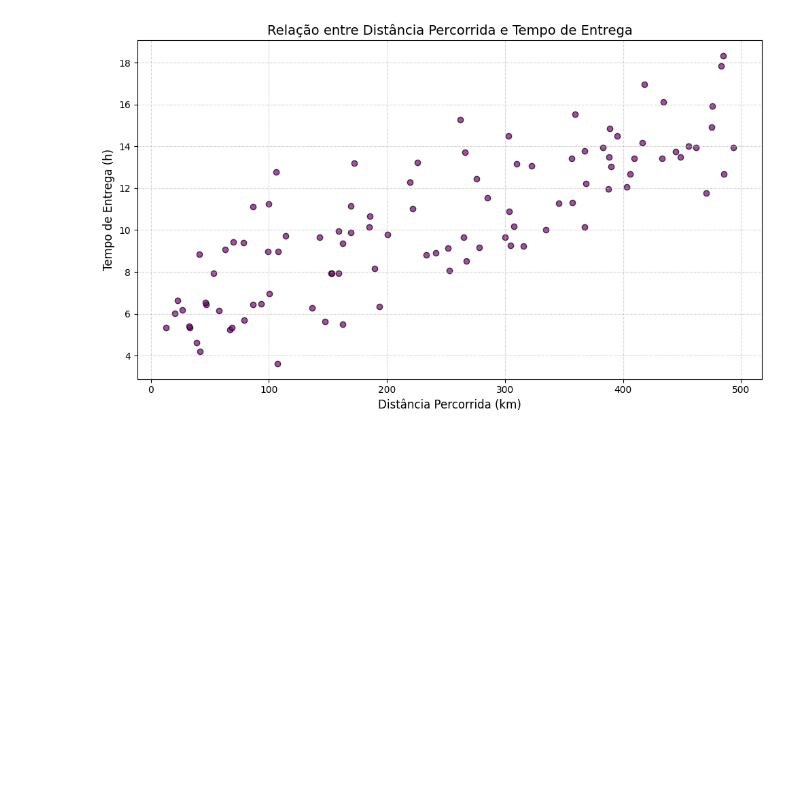
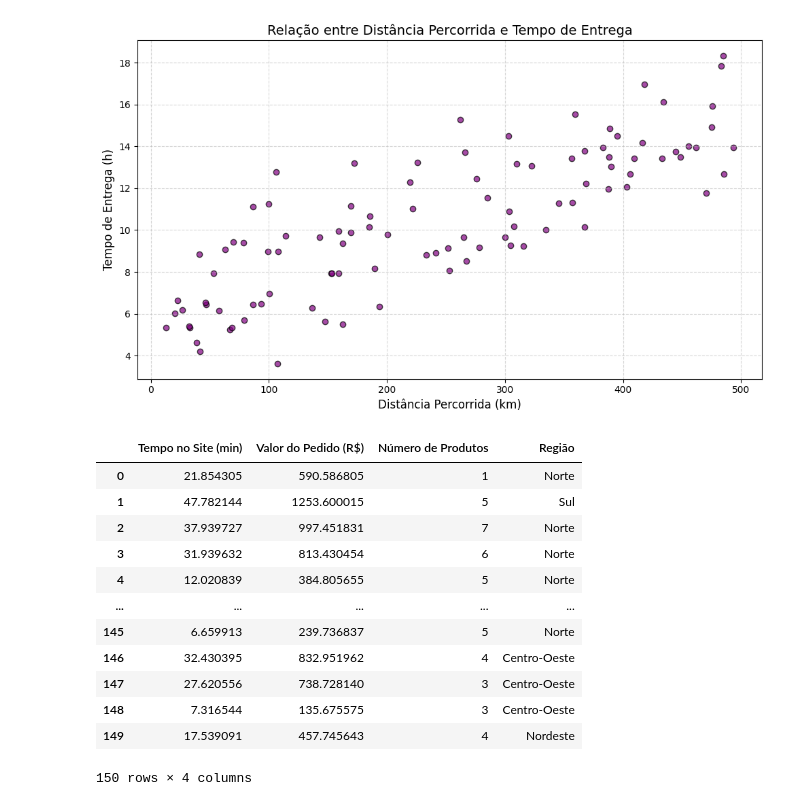
Before and after one commit to Lyanan85/In-GameSeries, a Jupyter notebook: MATERIAL_Python__Gráficos_de_composição_e_relacionamento.ipynb, the cells around one changed output. Saved outputs shown, nothing was run; the diff lists cells and outputs as text; code cells hidden in the pictures; blank space fills up the shorter version.

```diff
--- a/MATERIAL_Python__Gráficos_de_composição_e_relacionamento.ipynb
+++ b/MATERIAL_Python__Gráficos_de_composição_e_relacionamento.ipynb
@@ -584,0 +589,17 @@ plt.show()
+# %%
+df=pd.read_csv("/content/atividade_8_9.csv")
+df
+# %% [output]
+|  | Tempo no Site (min) | Valor do Pedido (R$) | Número de Produtos | Região |
+| 0 | 21.854305 | 590.586805 | 1 | Norte |
+| 1 | 47.782144 | 1253.600015 | 5 | Sul |
+| 2 | 37.939727 | 997.451831 | 7 | Norte |
+| 3 | 31.939632 | 813.430454 | 6 | Norte |
+| 4 | 12.020839 | 384.805655 | 5 | Norte |
+| ... | ... | ... | ... | ... |
+| 145 | 6.659913 | 239.736837 | 5 | Norte |
+| 146 | 32.430395 | 832.951962 | 4 | Centro-Oeste |
+| 147 | 27.620556 | 738.728140 | 3 | Centro-Oeste |
+| 148 | 7.316544 | 135.675575 | 3 | Centro-Oeste |
+| 149 | 17.539091 | 457.745643 | 4 | Nordeste |
+150 rows × 4 columns
```
Also changed, not shown: parts of 5 cells of this notebook.
